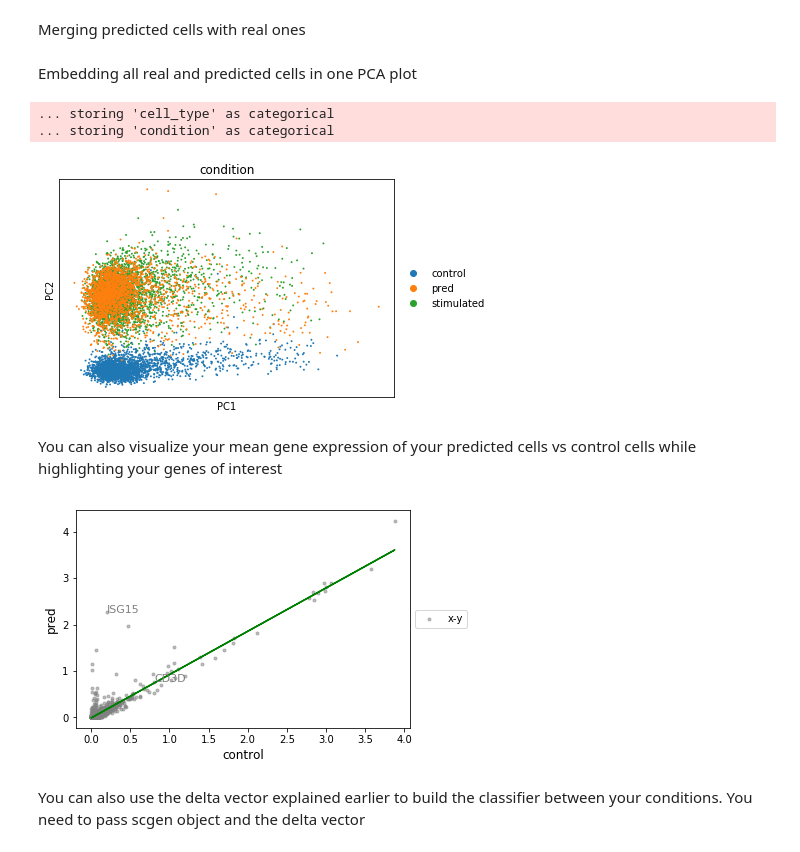
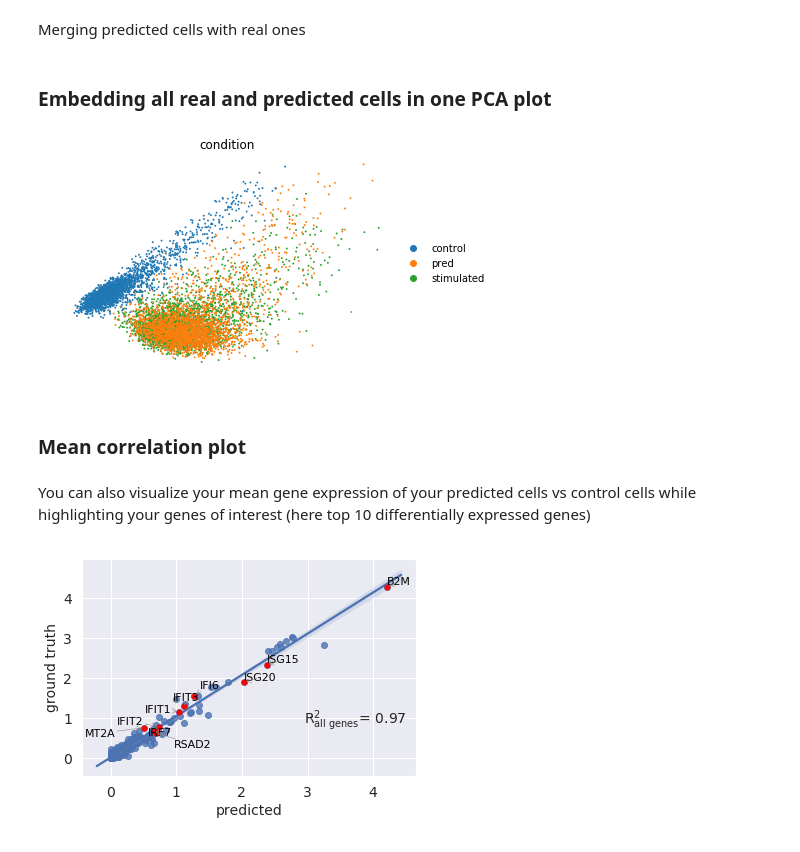
Before and after one commit to M0hammadL/scGen_notebooks, a Jupyter notebook: notebooks/scgen_kang.ipynb, the cells around one changed output. Cells and saved outputs as stored; diff of their text form; code cells hidden in the pictures.

```diff
--- a/notebooks/scgen_kang.ipynb
+++ b/notebooks/scgen_kang.ipynb
@@ -59,6 +41,6 @@ just set "ctrl" :"your_control_label" and "stim":"your_stimulated_label". the re
 matrix of our predicted cells and the second one is the difference vector between our conditions which might
 become useful later.
 # %%
-pred, delta = scg.predict(adata= train_new, adata_to_predict=unperturbed_cd4t,
-                          conditions={"ctrl": "control", "stim":"stimulated"})
+pred, delta = scg.predict(adata=train_new, adata_to_predict=unperturbed_cd4t,
+                          conditions={"ctrl": "control", "stim": "stimulated"}, cell_type_key="cell_type", condition_key="condition")
 # %% [markdown]
@@ -66,3 +52,0 @@ In the previous block, the difference between conditions is by default computed
-# %%
-pred, delta = scg.predict(adata= train_new, adata_to_predict=unperturbed_cd4t,
-                          conditions={"ctrl": "control", "stim":"stimulated"}, obs_key={"cell_type": ["CD8T", "NK"]})
@@ -71,4 +52,0 @@ Alternatively, you can just pass the cell_type name in your adata file (if it ex
-# %%
-pred, delta = scg.predict(adata= train_new, celltype_to_predict="CD4T",
-                          conditions={"ctrl": "control", "stim":"stimulated"},
-                          obs_key={"cell_type": ["CD8T", "NK"]})
@@ -85,24 +63,29 @@ Merging predicted cells with real ones
 # %%
 all_adata = CD4T.concatenate(pred_adata)
 # %% [markdown]
-Embedding all real and predicted cells in one PCA plot
+### Embedding all real and predicted cells in one PCA plot
 # %%
 sc.tl.pca(all_adata)
-sc.pl.pca(all_adata, color="condition")
+sc.pl.pca(all_adata, color="condition", frameon=False)
 # %% [output]
-... storing 'cell_type' as categorical
-... storing 'condition' as categorical
-[figure, old version]
+[figure, new version]
+# %% [markdown]
+### Mean correlation plot
 # %% [markdown]
 You can also visualize your mean gene expression of your predicted cells vs control cells while
-highlighting your genes of interest
+highlighting your genes of interest (here top 10 differentially expressed genes)
+# %%
+sc.tl.rank_genes_groups(CD4T, groupby="condition", method="wilcoxon")
+diff_genes = CD4T.uns["rank_genes_groups"]["names"]["stimulated"]
 # %%
- scgen.plotting.reg_mean_plot(all_adata, condition_key="condition",
-                              axis_keys={"x": "control", "y": "pred"},
-                              gene_list=["ISG15", "CD3D"],
-                                 path_to_save="tests/figures/reg_mean1.pdf")
+r2_value = scgen.plotting.reg_mean_plot(all_adata, condition_key="condition",
+                                        axis_keys={
+                                            "x": "pred", "y": "stimulated"},
+                                        gene_list=diff_genes[:10],
+                                        labels={"x": "predicted",
+                                                "y": "ground truth"},
+                                        path_to_save="./reg_mean1.pdf",
+                                        show=True,
+                                        legend=False)
 # %% [output]
-[figure, old version]
+[figure, new version]
-# %% [markdown]
-You can also use the delta vector explained earlier to build the classifier between
-your conditions. You need to pass scgen object and the delta vector
```
Also changed, not shown: parts of 26 cells of this notebook.
